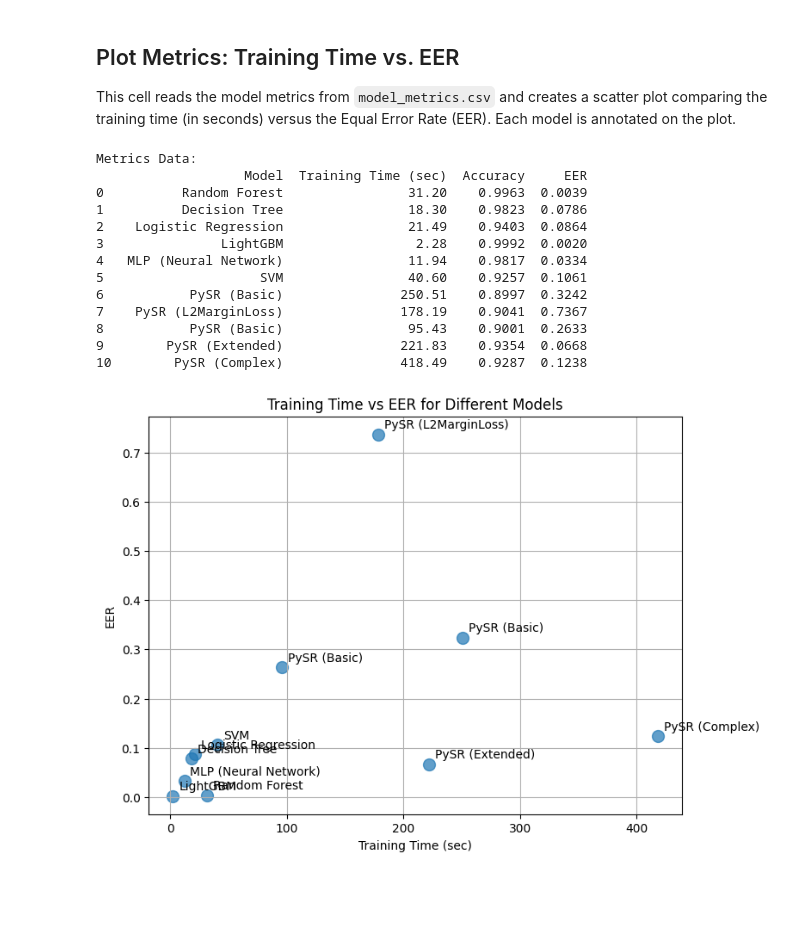
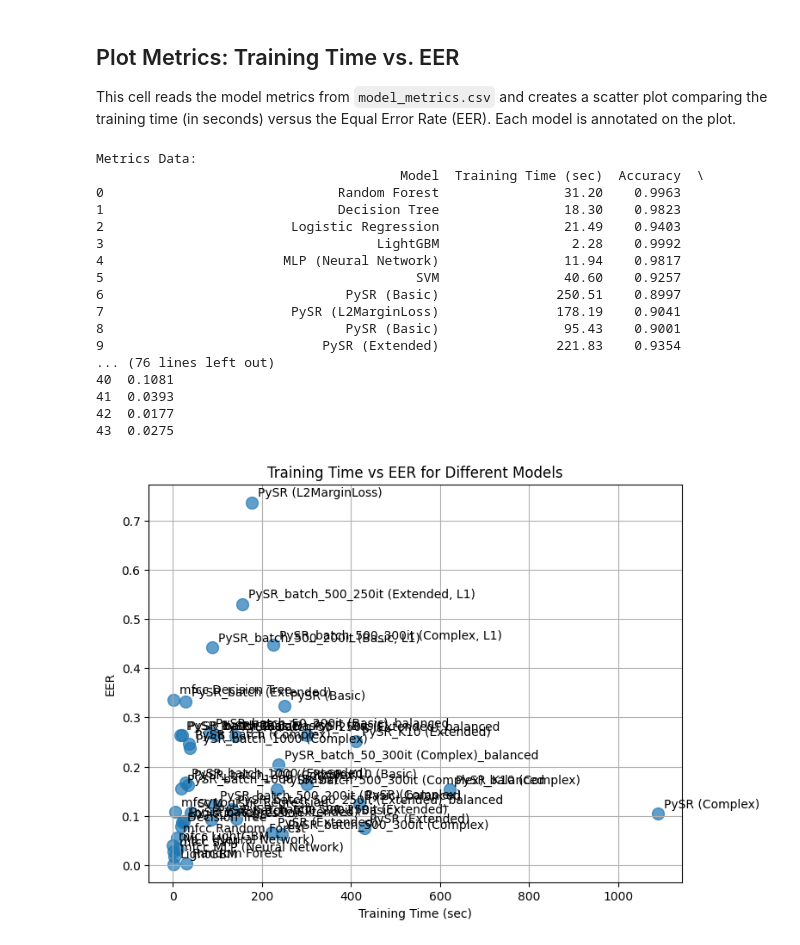
Before and after one commit to VictorBeraldo/audio_symbolic_regression, a Jupyter notebook: notebooks/ranking.ipynb, the cells around one changed output. Drawn from its saved outputs; the diff is of its cells as text; code cells hidden in the pictures; blank space fills up the shorter version.

```diff
--- a/notebooks/ranking.ipynb
+++ b/notebooks/ranking.ipynb
@@ -6,42 +6,46 @@ This cell reads the model metrics from `model_metrics.csv` and creates a scatter
 # %%
 
 # %% Read CSV and plot metrics
 import pandas as pd
 import matplotlib.pyplot as plt
 
 # Read the CSV file containing metrics
-df_metrics = pd.read_csv("model_metrics.csv")
+df_metrics = pd.read_csv("model_metrics_val.csv")
 print("Metrics Data:")
 print(df_metrics)
 
 # Create a scatter plot: Training Time vs EER
 plt.figure(figsize=(8, 6))
 plt.scatter(df_metrics["Training Time (sec)"], df_metrics["EER"], s=100, alpha=0.7)
 
 # Label the axes and title
 plt.xlabel("Training Time (sec)")
 plt.ylabel("EER")
 plt.title("Training Time vs EER for Different Models")
 
 # Annotate each point with the model name
 for idx, row in df_metrics.iterrows():
     plt.annotate(row["Model"], (row["Training Time (sec)"], row["EER"]),
                  textcoords="offset points", xytext=(5,5), ha="left")
 
 plt.grid(True)
 plt.show()
 # %% [output]
 Metrics Data:
-                   Model  Training Time (sec)  Accuracy     EER
-0          Random Forest                31.20    0.9963  0.0039
-1          Decision Tree                18.30    0.9823  0.0786
-2    Logistic Regression                21.49    0.9403  0.0864
-3               LightGBM                 2.28    0.9992  0.0020
-4   MLP (Neural Network)                11.94    0.9817  0.0334
-5                    SVM                40.60    0.9257  0.1061
-6           PySR (Basic)               250.51    0.8997  0.3242
-7    PySR (L2MarginLoss)               178.19    0.9041  0.7367
-8           PySR (Basic)                95.43    0.9001  0.2633
-9        PySR (Extended)               221.83    0.9354  0.0668
-10        PySR (Complex)               418.49    0.9287  0.1238
+                                       Model  Training Time (sec)  Accuracy  \
+0                              Random Forest                31.20    0.9963
+1                              Decision Tree                18.30    0.9823
+2                        Logistic Regression                21.49    0.9403
+3                                   LightGBM                 2.28    0.9992
+4                       MLP (Neural Network)                11.94    0.9817
+5                                        SVM                40.60    0.9257
+6                               PySR (Basic)               250.51    0.8997
+7                        PySR (L2MarginLoss)               178.19    0.9041
+8                               PySR (Basic)                95.43    0.9001
+9                            PySR (Extended)               221.83    0.9354
+... (76 lines left out)
+40  0.1081
+41  0.0393
+42  0.0177
+43  0.0275
-[figure, old version]
+[figure, new version]
```
Also changed, not shown: parts of 2 cells of this notebook, 9 other files.
